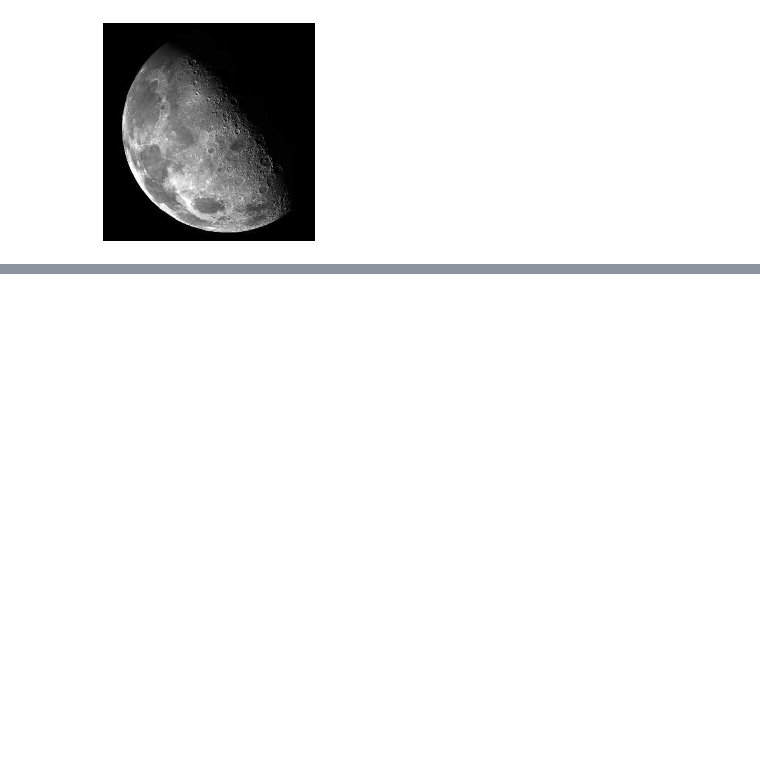
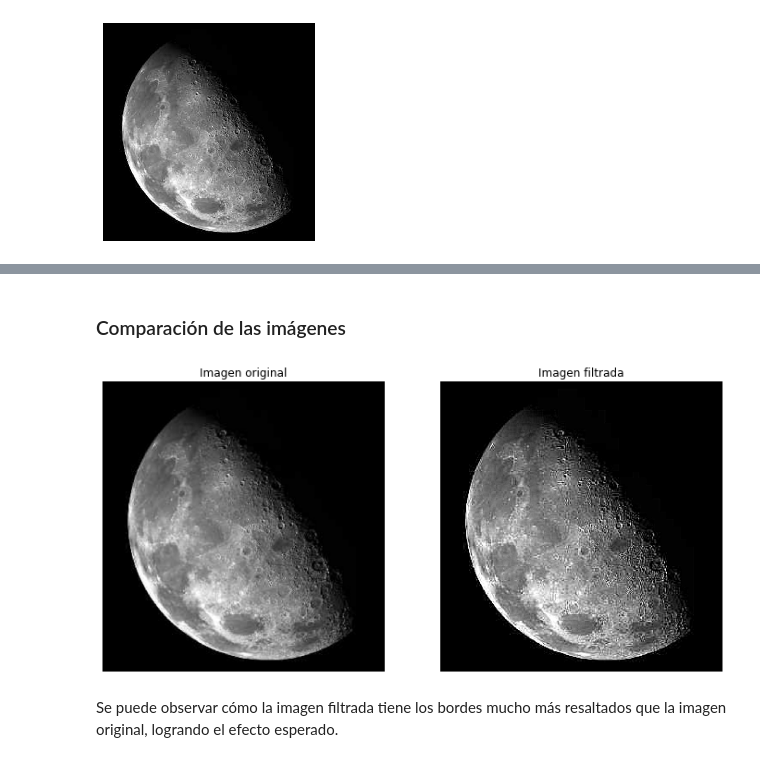
Before and after one commit to asp-image-dsp/image-processing-tp03, a Jupyter notebook: notebooks/ex4.ipynb, the cells around one changed output, grey strips where cells are left out. Drawn from its saved outputs; the diff is of its cells as text; code cells hidden in the pictures; blank space fills up the shorter version.

```diff
--- a/notebooks/ex4.ipynb
+++ b/notebooks/ex4.ipynb
@@ -29,0 +85,17 @@ plt.show()
+# %% [markdown]
+### Comparación de las imágenes
+# %%
+plt.figure(figsize=(12,8))
+plt.subplot(1,2,1)
+plt.imshow(img, cmap='gray', vmin=0, vmax=255)
+plt.axis('off')
+plt.title('Imagen original')
+plt.subplot(1,2,2)
+plt.imshow(laplacian, cmap='gray', vmin=0, vmax=255)
+plt.axis('off')
+plt.title('Imagen filtrada')
+plt.show()
+# %% [output]
+[figure, added]
+# %% [markdown]
+Se puede observar cómo la imagen filtrada tiene los bordes mucho más resaltados que la imagen original, logrando el efecto esperado.
```
Also changed, not shown: parts of 8 cells of this notebook, 1 other file.
